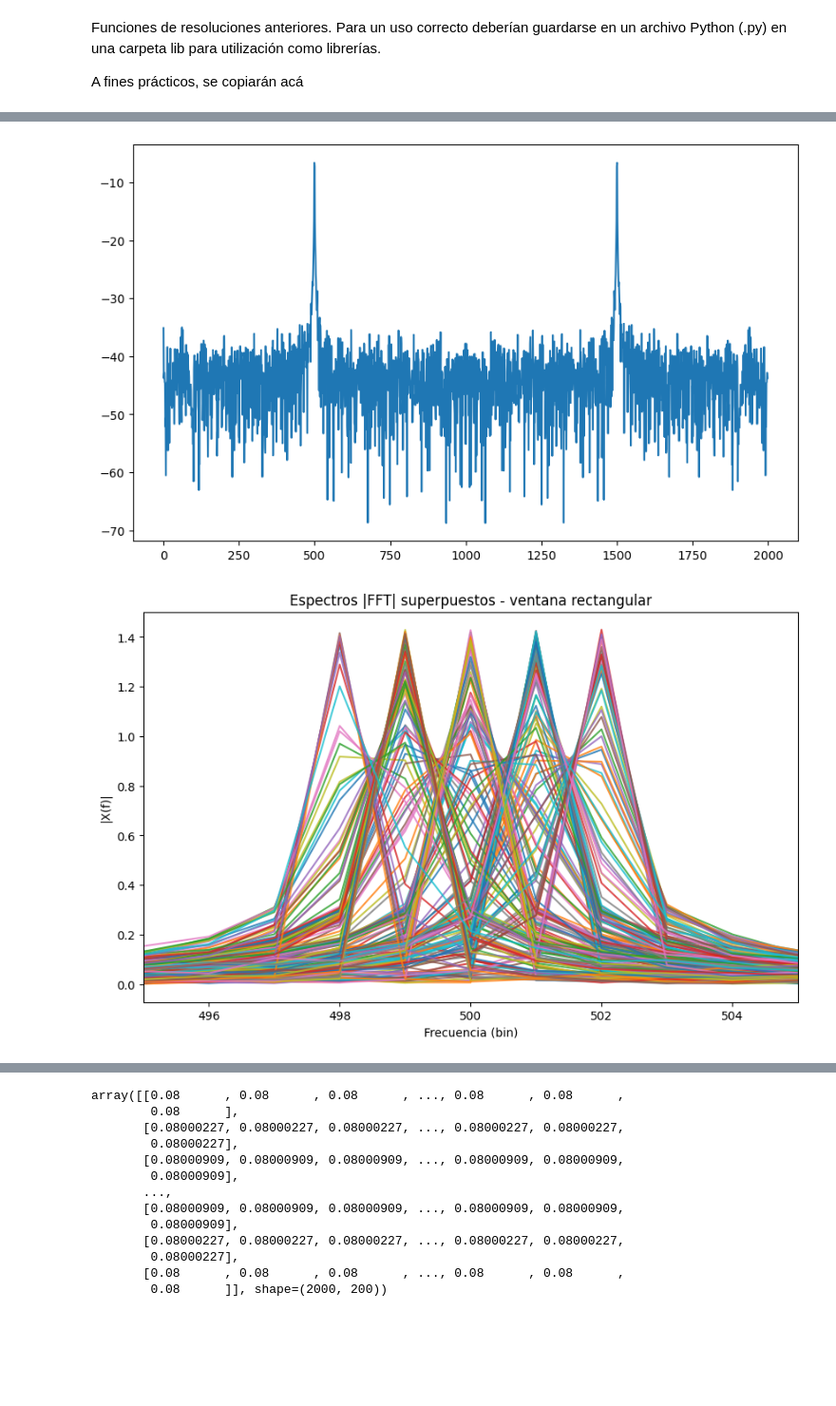
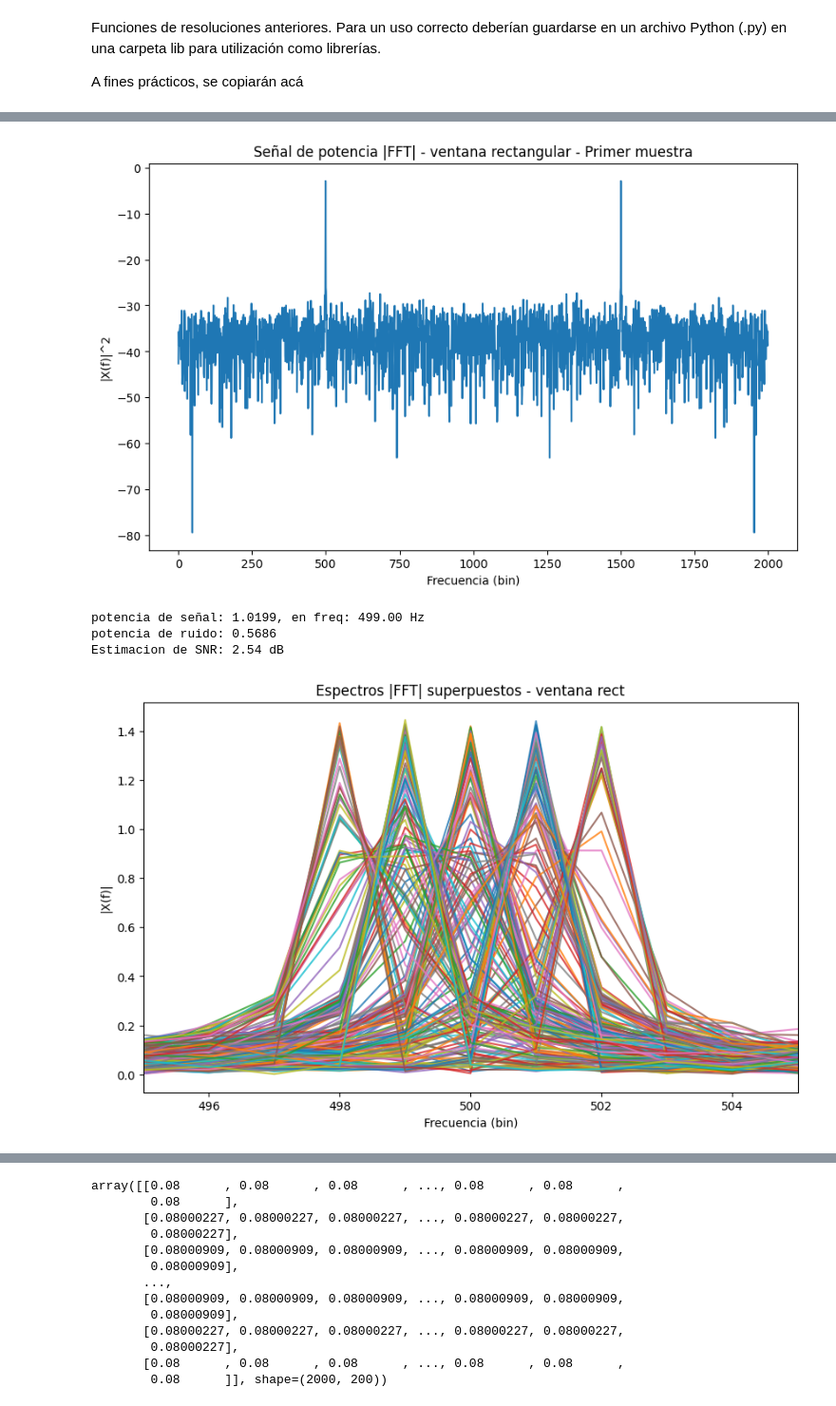
Before and after one commit to agustin-d-martinez/Procesamiento-Digital-de-Se-ales---2026, a Jupyter notebook: TS5/TS5.ipynb, the cells around one changed output, grey strips where cells are left out. Shown at 95% size. Saved outputs shown, nothing was run; the diff lists cells and outputs as text; code cells hidden in the pictures; blank space fills up the shorter version.

```diff
--- a/TS5/TS5.ipynb
+++ b/TS5/TS5.ipynb
@@ -185,7 +184,7 @@ from scipy import signal
 N = 2000
 fs = 2000
 vmax = 2**.5
-snr = 10
+snr = 3
 f0 = fs/4
 
 cant_muestras = 200
@@ -214,65 +213,50 @@ def check_estimador(win):
     return xx_fft_abs, a_estimado
 
 
-def check_est_v2(xx):
+def check_est_v2(xx, f0):
     xx_fft = np.fft.fft(xx, axis=0)/N
     xx_fft_abs = np.abs(xx_fft)
-    a_estimado = 2*xx_fft_abs[500,:]
+    a_estimado = 2*xx_fft_abs[f0,:]
 
     return xx_fft_abs, a_estimado
 # %%
+##### Calculo estimadores
 a_est = {}
 xx_fft_abs = {}
 xx_fft_abs["rect"], a_est["rect"] = check_estimador(win_rect)
 xx_fft_abs["flattop"], a_est["flattop"] = check_estimador(win_flattop)
 xx_fft_abs["black"], a_est["black"] = check_estimador(win_blackman)
 xx_fft_abs["ham"], a_est["ham"] = check_estimador(win_hamming)
 
+
+##### Check de primer muestra
+PXX = xx_fft_abs["rect"][:,0]**2
 plt.figure(figsize=(10,6))
-plt.plot(20*np.log10(xx_fft_abs["rect"][:,0]))
+plt.plot(10*np.log10(PXX))
+plt.title("Señal de potencia |FFT| - ventana rectangular - Primer muestra")
+plt.xlabel("Frecuencia (bin)")
+plt.ylabel("|X(f)|^2")
 plt.show()
+P_signal = 2*max(PXX)
+P_noise = np.sum(PXX) - 1       # Se aproxima al valor real de P_signal=1W debido al corriemiento de fase que no permite obtener P_signal facilmente
+SNR_EST = 10*np.log10(P_signal/P_noise)
+print(f"potencia de señal: {P_signal:.4f}, en freq: {np.argmax(PXX)*fs/N:.2f} Hz")
+print(f"potencia de ruido: {P_noise:.4f}")
+print(f"Estimacion de SNR: {SNR_EST:.2f} dB")
 
+##### Gráfico de espectros superpuestos
 plt.figure(figsize=(10,6))
-
-for i in range(xx_fft_abs["rect"].shape[1]):
-    plt.plot(2*xx_fft_abs["rect"][:, i], alpha=0.8)
-
-plt.xlim(f0*0.99, f0*1.01)
-plt.title("Espectros |FFT| superpuestos - ventana rectangular")
-plt.xlabel("Frecuencia (bin)")
-plt.ylabel("|X(f)|")
-
-plt.show()
-
-for i in range(xx_fft_abs["flattop"].shape[1]):
-    plt.plot(2*xx_fft_abs["flattop"][:, i], alpha=0.8)
-
-plt.xlim(f0*0.99, f0*1.01)
-plt.title("Espectros |FFT| superpuestos - ventana flattop")
-plt.xlabel("Frecuencia (bin)")
-plt.ylabel("|X(f)|")
-
-plt.show()
-
-for i in range(xx_fft_abs["ham"].shape[1]):
-    plt.plot(2*xx_fft_abs["ham"][:, i], alpha=0.8)
-
-plt.xlim(f0*0.99, f0*1.01)
-plt.title("Espectros |FFT| superpuestos - ventana hamming")
-plt.xlabel("Frecuencia (bin)")
-plt.ylabel("|X(f)|")
-
-plt.show()
-
-for i in range(xx_fft_abs["black"].shape[1]):
-    plt.plot(2*xx_fft_abs["black"][:, i], alpha=0.8)
-
-plt.xlim(f0*0.99, f0*1.01)
-plt.title("Espectros |FFT| superpuestos - ventana rectangular")
-plt.xlabel("Frecuencia (bin)")
-plt.ylabel("|X(f)|")
-
-plt.show()
+for key in xx_fft_abs.keys():
+    for i in range(xx_fft_abs[key].shape[1]):
+        plt.plot(2*xx_fft_abs[key][:, i], alpha=0.8)
+    plt.xlim(f0*0.99, f0*1.01)
+    plt.title(f"Espectros |FFT| superpuestos - ventana {key}")
+    plt.xlabel("Frecuencia (bin)")
+    plt.ylabel("|X(f)|")
+    plt.show()
 # %% [output]
-[figure, old version]
+[figure, new version]
+potencia de señal: 1.0199, en freq: 499.00 Hz
+potencia de ruido: 0.5686
+Estimacion de SNR: 2.54 dB
-[figure, old version]
+[figure, new version]
```
Also changed, not shown: parts of 5 cells of this notebook, 2 other files.
